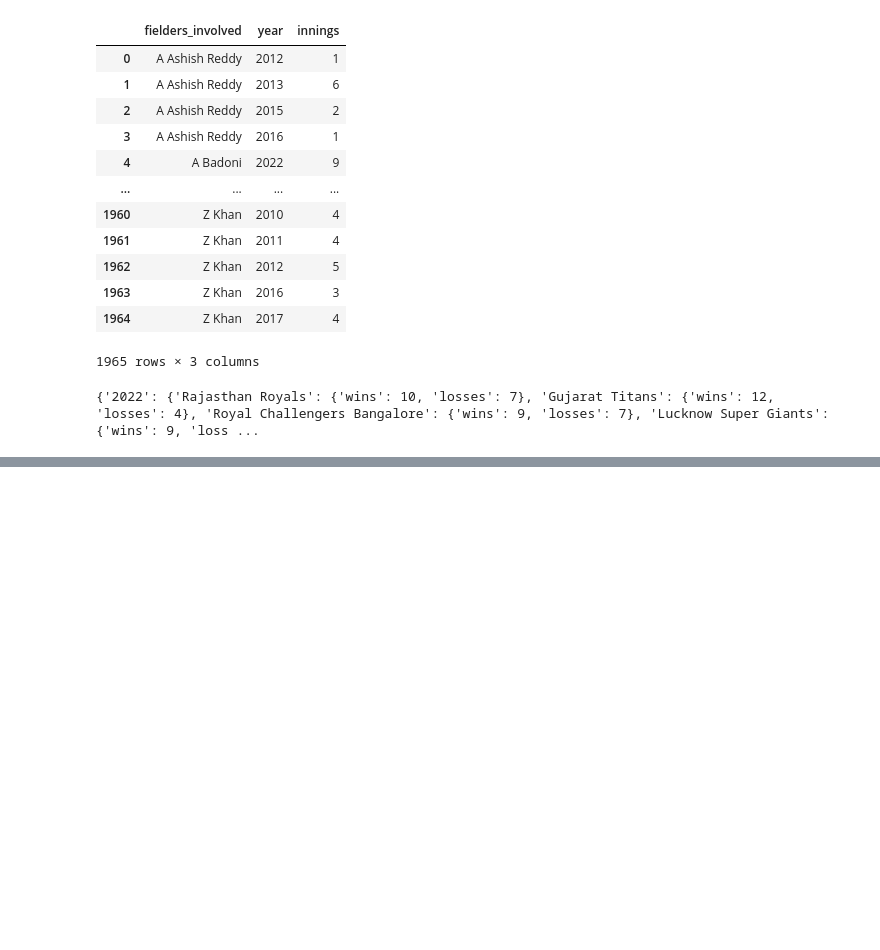
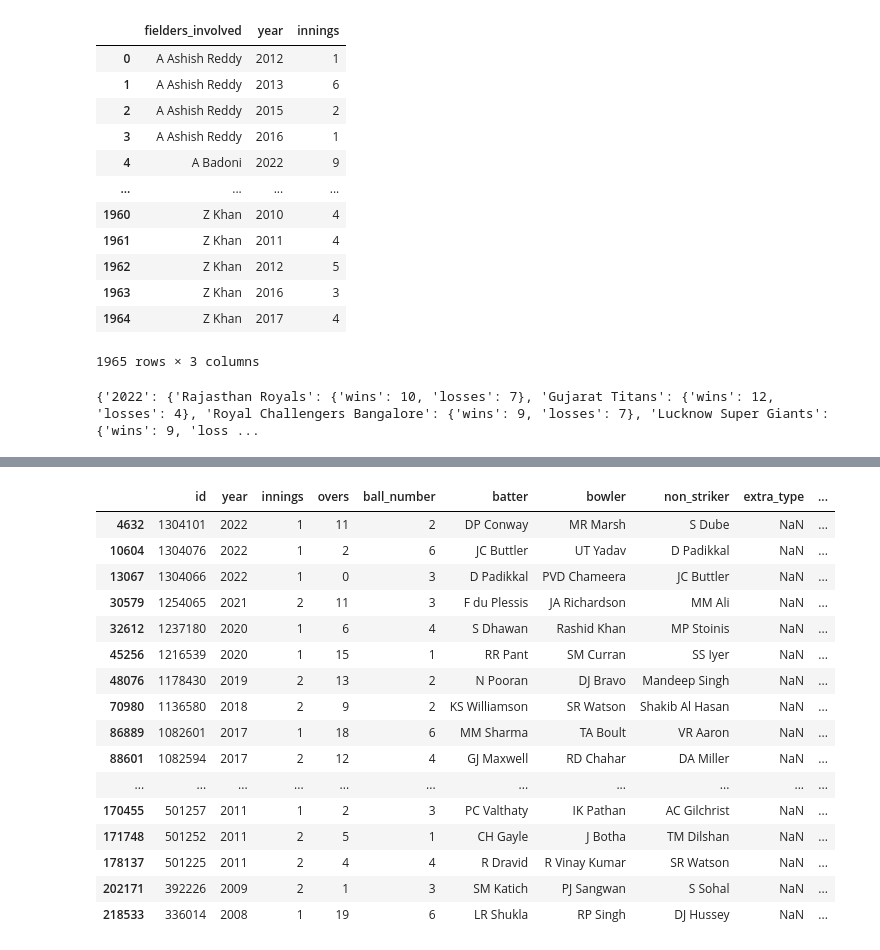
Before and after one commit to RAM797/IPL_Analytics, a Jupyter notebook: flask_app/data_processing.ipynb, the cells around one changed output, grey strips where cells are left out. Cells and saved outputs as stored; diff of their text form; code cells hidden in the pictures; blank space fills up the shorter version.

```diff
--- a/flask_app/data_processing.ipynb
+++ b/flask_app/data_processing.ipynb
@@ -360,0 +450,20 @@ with open('../data/team_stats/championships.pkl', 'wb') as ch :
+# %%
+ball2ball[ball2ball['non_boundary'] == 1]
+# %% [output]
+|  | id | year | innings | overs | ball_number | batter | bowler | non_striker | extra_type | ... |
+| 4632 | 1304101 | 2022 | 1 | 11 | 2 | DP Conway | MR Marsh | S Dube | NaN | ... |
+| 10604 | 1304076 | 2022 | 1 | 2 | 6 | JC Buttler | UT Yadav | D Padikkal | NaN | ... |
+| 13067 | 1304066 | 2022 | 1 | 0 | 3 | D Padikkal | PVD Chameera | JC Buttler | NaN | ... |
+| 30579 | 1254065 | 2021 | 2 | 11 | 3 | F du Plessis | JA Richardson | MM Ali | NaN | ... |
+| 32612 | 1237180 | 2020 | 1 | 6 | 4 | S Dhawan | Rashid Khan | MP Stoinis | NaN | ... |
+| 45256 | 1216539 | 2020 | 1 | 15 | 1 | RR Pant | SM Curran | SS Iyer | NaN | ... |
+| 48076 | 1178430 | 2019 | 2 | 13 | 2 | N Pooran | DJ Bravo | Mandeep Singh | NaN | ... |
+| 70980 | 1136580 | 2018 | 2 | 9 | 2 | KS Williamson | SR Watson | Shakib Al Hasan | NaN | ... |
+| 86889 | 1082601 | 2017 | 1 | 18 | 6 | MM Sharma | TA Boult | VR Aaron | NaN | ... |
+| 88601 | 1082594 | 2017 | 2 | 12 | 4 | GJ Maxwell | RD Chahar | DA Miller | NaN | ... |
+| ... | ... | ... | ... | ... | ... | ... | ... | ... | ... | ... |
+| 170455 | 501257 | 2011 | 1 | 2 | 3 | PC Valthaty | IK Pathan | AC Gilchrist | NaN | ... |
+| 171748 | 501252 | 2011 | 2 | 5 | 1 | CH Gayle | J Botha | TM Dilshan | NaN | ... |
+| 178137 | 501225 | 2011 | 2 | 4 | 4 | R Dravid | R Vinay Kumar | SR Watson | NaN | ... |
+| 202171 | 392226 | 2009 | 2 | 1 | 3 | SM Katich | PJ Sangwan | S Sohal | NaN | ... |
+| 218533 | 336014 | 2008 | 1 | 19 | 6 | LR Shukla | RP Singh | DJ Hussey | NaN | ... |
```
Also changed, not shown: parts of 10 cells of this notebook, 10 other files.
